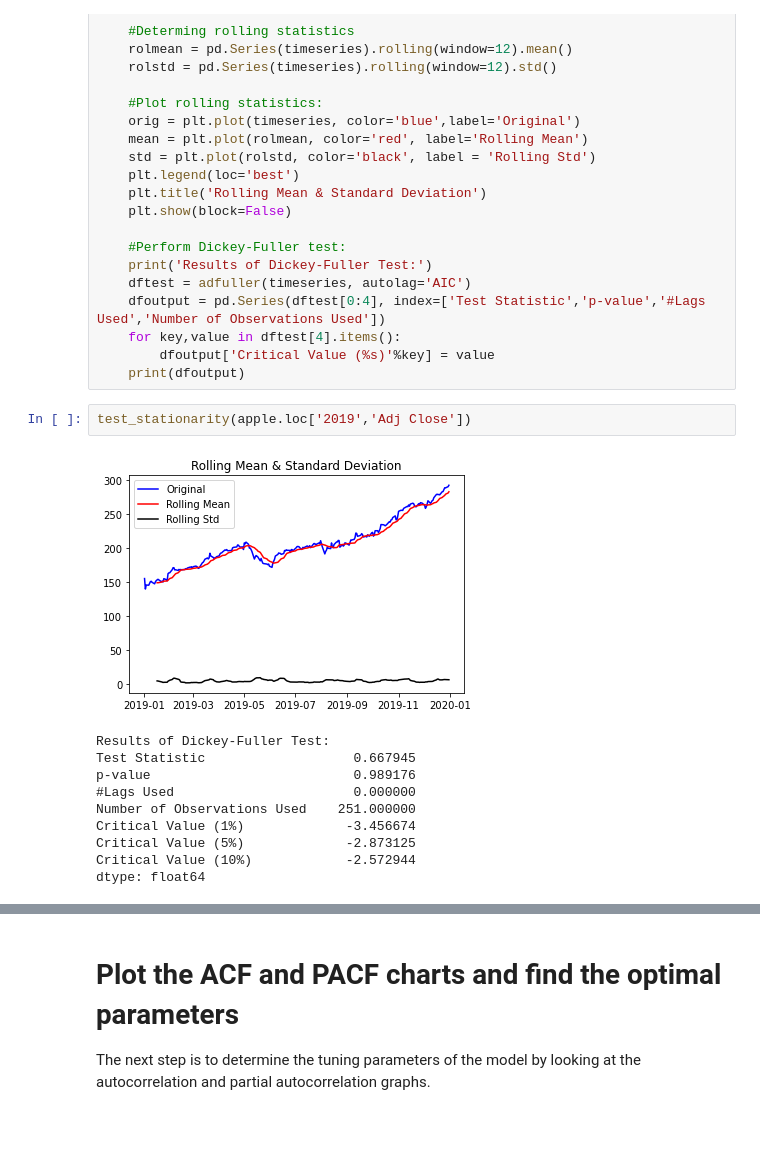
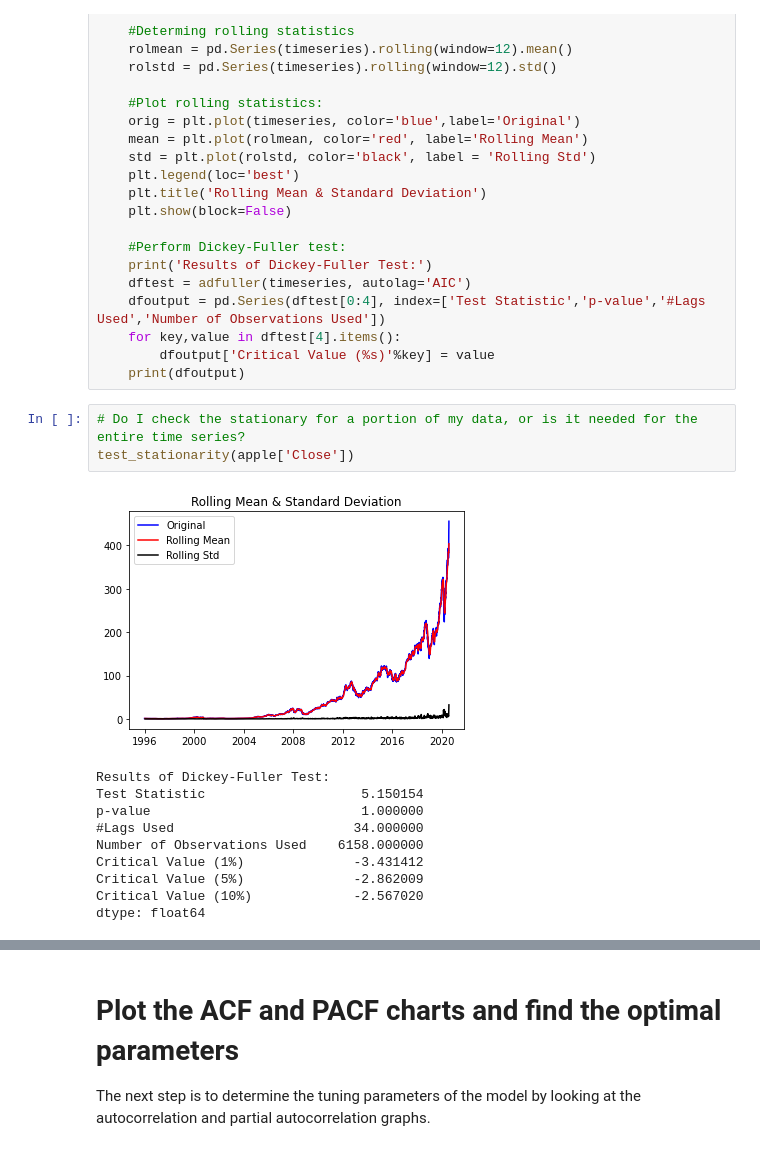
Before and after one commit to ElonaZharri/Stock-Forecasting, a Jupyter notebook: Capstone_Two - Pre-Processing & Training Data Development.ipynb, the cells around one changed output, grey strips where cells are left out. Cells and saved outputs as stored; diff of their text form.

```diff
--- a/Capstone_Two - Pre-Processing & Training Data Development.ipynb
+++ b/Capstone_Two - Pre-Processing & Training Data Development.ipynb
@@ -182,16 +203,17 @@ def test_stationarity(timeseries):
     for key,value in dftest[4].items():
         dfoutput['Critical Value (%s)'%key] = value
     print(dfoutput)
-# %%
-test_stationarity(apple.loc['2019','Adj Close'])
-# %% [output]
-[figure, removed]
-Results of Dickey-Fuller Test:
-Test Statistic                   0.667945
-p-value                          0.989176
-#Lags Used                       0.000000
-Number of Observations Used    251.000000
-Critical Value (1%)             -3.456674
-Critical Value (5%)             -2.873125
-Critical Value (10%)            -2.572944
-dtype: float64
+# %%
+# Do I check the stationary for a portion of my data, or is it needed for the entire time series?
+test_stationarity(apple['Close'])
+# %% [output]
+[figure, added]
+Results of Dickey-Fuller Test:
+Test Statistic                    5.150154
+p-value                           1.000000
+#Lags Used                       34.000000
+Number of Observations Used    6158.000000
+Critical Value (1%)              -3.431412
+Critical Value (5%)              -2.862009
+Critical Value (10%)             -2.567020
+dtype: float64
```
Also changed, not shown: parts of 36 cells of this notebook.
